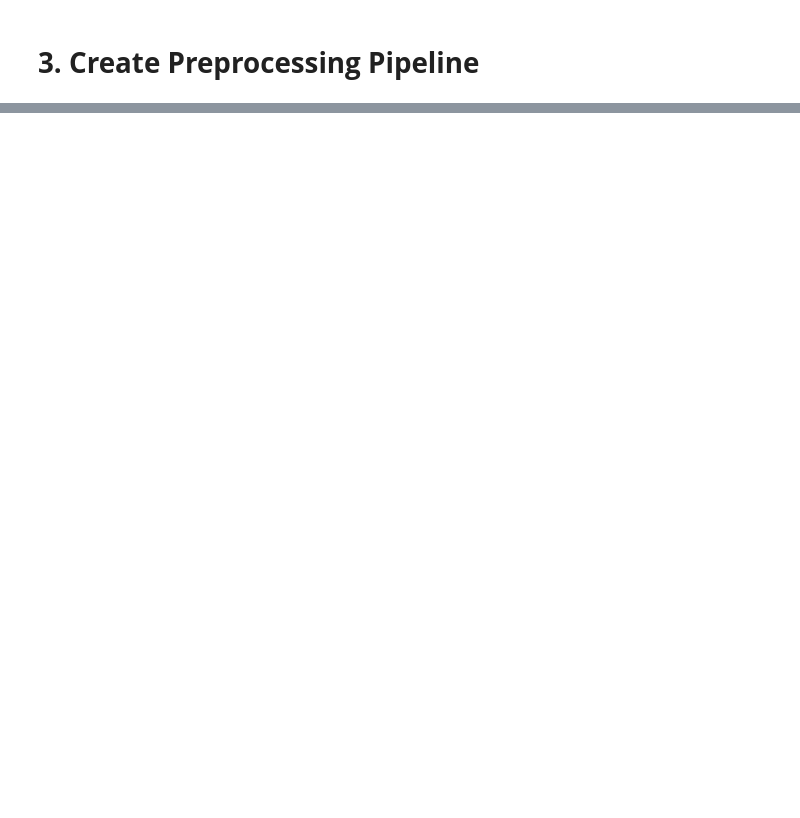
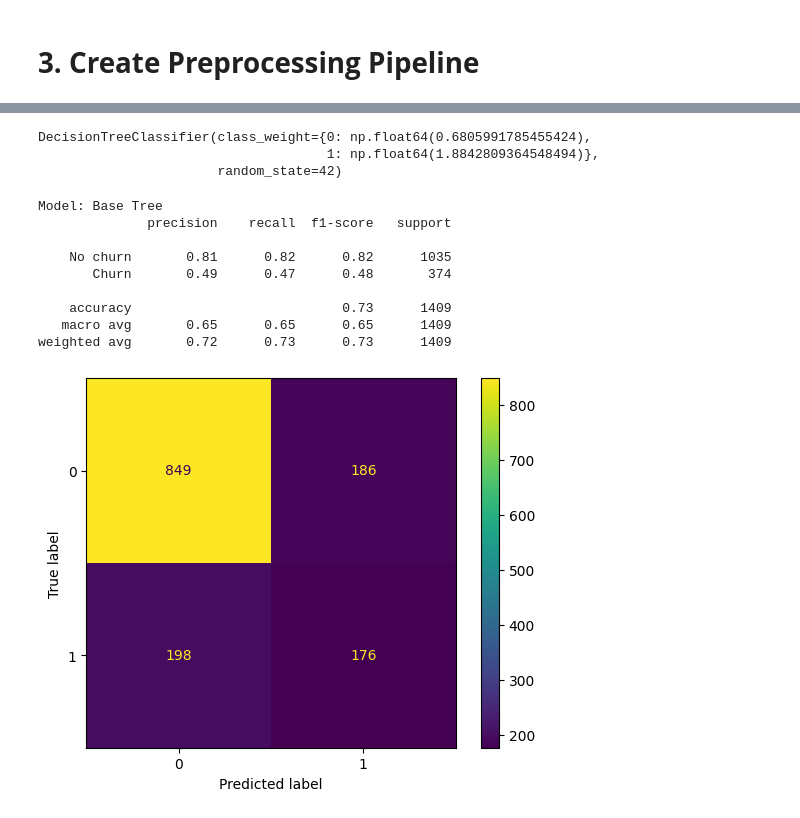
Before and after one commit to SeyedRumaiz/customer-telco-churn, a Jupyter notebook: notebooks/02b_Decision_Tree.ipynb, the cells around one changed output, grey strips where cells are left out. Drawn from its saved outputs; the diff is of its cells as text; code cells hidden in the pictures; blank space fills up the shorter version.

```diff
--- a/notebooks/02b_Decision_Tree.ipynb
+++ b/notebooks/02b_Decision_Tree.ipynb
@@ -86,9 +53,6 @@ dtype: object
 # Seperate independent and dependent variables
 X = df.drop('Churn', axis=1)
 y = df['Churn']
-# %%
-# Convert churn column to numerical
-y = y.apply(lambda x: 1 if x == "Yes" else 0)
 # %%
 # Split the data into training and testing sets
 X_train, X_test, y_train, y_test = train_test_split(X, y, test_size=0.2, random_state=42, stratify=y)
@@ -251,0 +120,8 @@ Number of nodes in the last tree is 1 with ccp alpha = 0.1377229962026968
+# %%
+class_weights = compute_class_weight(
+    'balanced',
+    classes=np.unique(y_train),
+    y=y_train
+)
+
+class_weight_dict = {0: class_weights[0], 1: class_weights[1]}
@@ -251,0 +137,10 @@ Number of nodes in the last tree is 1 with ccp alpha = 0.1377229962026968
+# %%
+# Create base model
+base_tree = DecisionTreeClassifier(random_state=42,
+                                   class_weight=class_weight_dict)
+
+base_tree.fit(X_train, y_train)
+# %% [output]
+DecisionTreeClassifier(class_weight={0: np.float64(0.6805991785455424),
+                                     1: np.float64(1.8842809364548494)},
+                       random_state=42)
@@ -251,0 +182,26 @@ Number of nodes in the last tree is 1 with ccp alpha = 0.1377229962026968
+# %%
+def evaluate(model_name, y_prob, y_pred, y_true):
+  """
+  Used to evaluate a model and plot a confusion matrix
+  """
+  print(f"Model: {model_name}")
+  print(classification_report(y_true, y_pred, target_names=['No churn', 'Churn']))
+
+  cm = confusion_matrix(y_true, y_pred)
+
+  disp = ConfusionMatrixDisplay(confusion_matrix=cm)
+  disp.plot()
+# %%
+# evaluate base tree
+evaluate("Base Tree", y_pred_proba_base, y_pred_base, y_test)
+# %% [output]
+Model: Base Tree
+              precision    recall  f1-score   support
+
+    No churn       0.81      0.82      0.82      1035
+       Churn       0.49      0.47      0.48       374
+
+    accuracy                           0.73      1409
+   macro avg       0.65      0.65      0.65      1409
+weighted avg       0.72      0.73      0.73      1409
+[figure, added]
```
Also changed, not shown: parts of 99 cells of this notebook.
